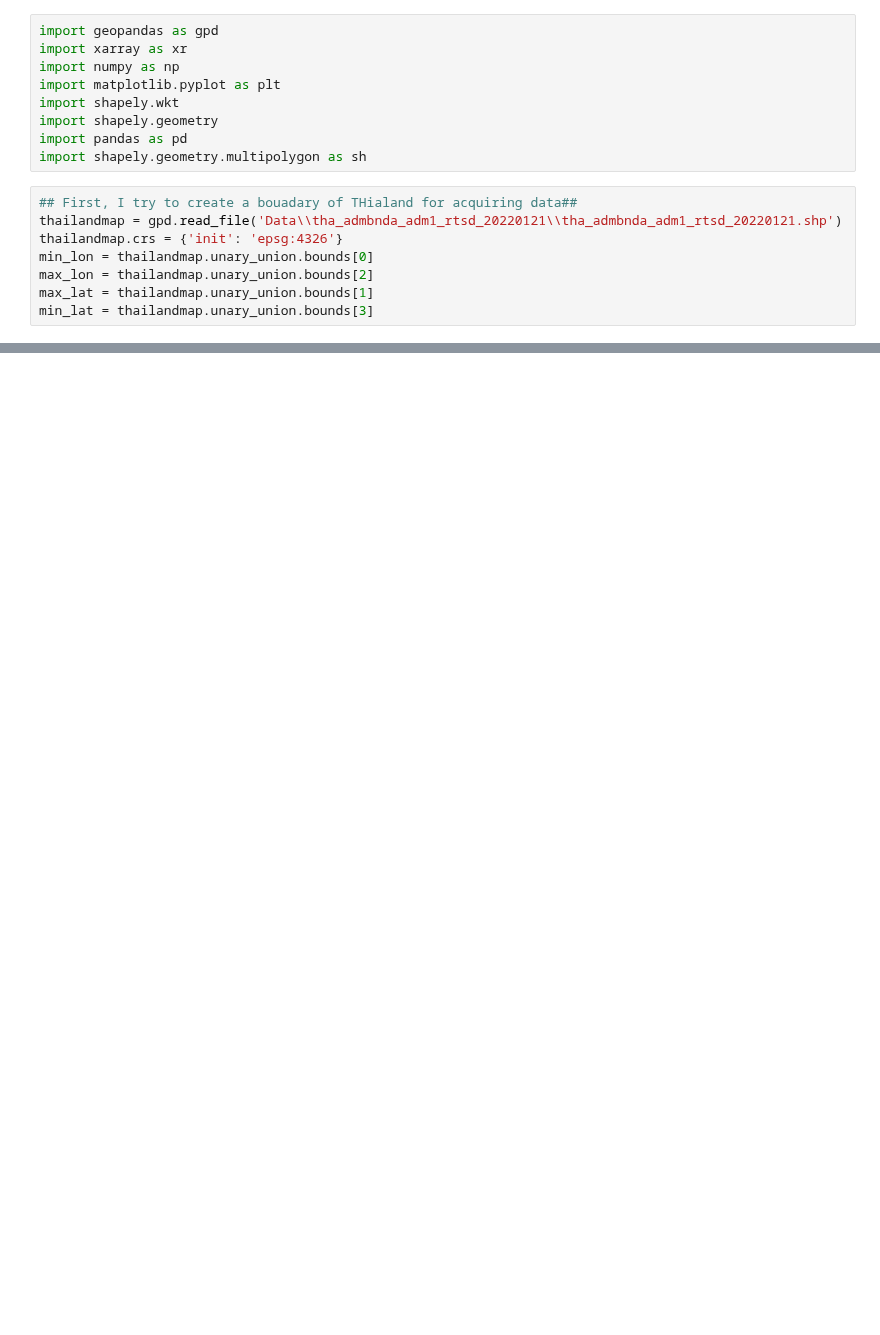
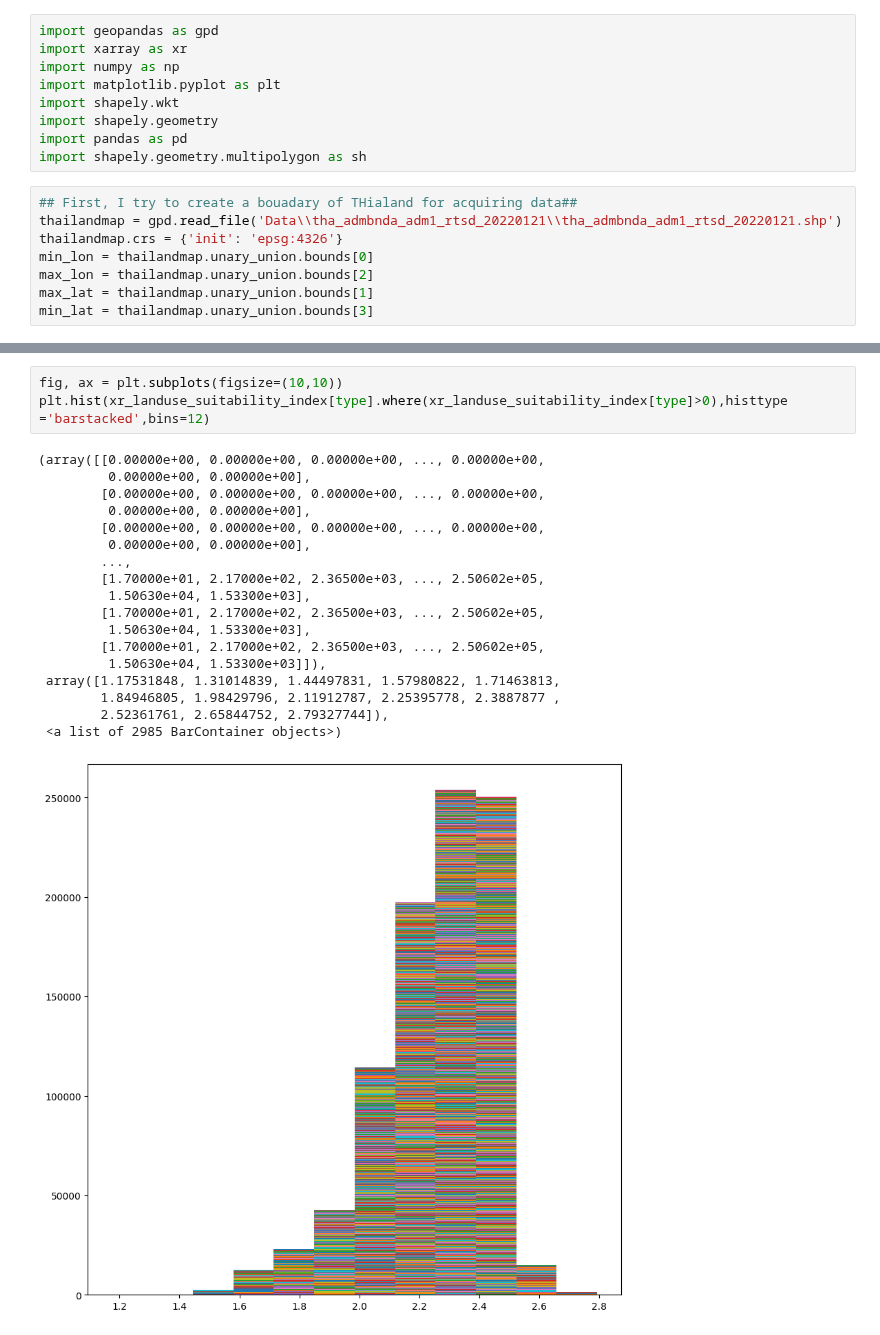
Before and after one commit to NarasetS/REPowerPlant_Siting, a Jupyter notebook: Checking_SI_map.ipynb, the cells around one changed output, grey strips where cells are left out. Cells and saved outputs as stored; diff of their text form; blank space fills up the shorter version.

```diff
--- a/Checking_SI_map.ipynb
+++ b/Checking_SI_map.ipynb
@@ -27,0 +41,22 @@ xr_landuse_suitability_index[type].plot(ax = ax,zorder = 1)
+# %%
+fig, ax = plt.subplots(figsize=(10,10))
+plt.hist(xr_landuse_suitability_index[type].where(xr_landuse_suitability_index[type]>0),histtype ='barstacked',bins=12)
+# %% [output]
+(array([[0.00000e+00, 0.00000e+00, 0.00000e+00, ..., 0.00000e+00,
+         0.00000e+00, 0.00000e+00],
+        [0.00000e+00, 0.00000e+00, 0.00000e+00, ..., 0.00000e+00,
+         0.00000e+00, 0.00000e+00],
+        [0.00000e+00, 0.00000e+00, 0.00000e+00, ..., 0.00000e+00,
+         0.00000e+00, 0.00000e+00],
+        ...,
+        [1.70000e+01, 2.17000e+02, 2.36500e+03, ..., 2.50602e+05,
+         1.50630e+04, 1.53300e+03],
+        [1.70000e+01, 2.17000e+02, 2.36500e+03, ..., 2.50602e+05,
+         1.50630e+04, 1.53300e+03],
+        [1.70000e+01, 2.17000e+02, 2.36500e+03, ..., 2.50602e+05,
+         1.50630e+04, 1.53300e+03]]),
+ array([1.17531848, 1.31014839, 1.44497831, 1.57980822, 1.71463813,
+        1.84946805, 1.98429796, 2.11912787, 2.25395778, 2.3887877 ,
+        2.52361761, 2.65844752, 2.79327744]),
+ <a list of 2985 BarContainer objects>)
+[figure, added]
```
Also changed, not shown: parts of 4 cells of this notebook, 2 other files.
